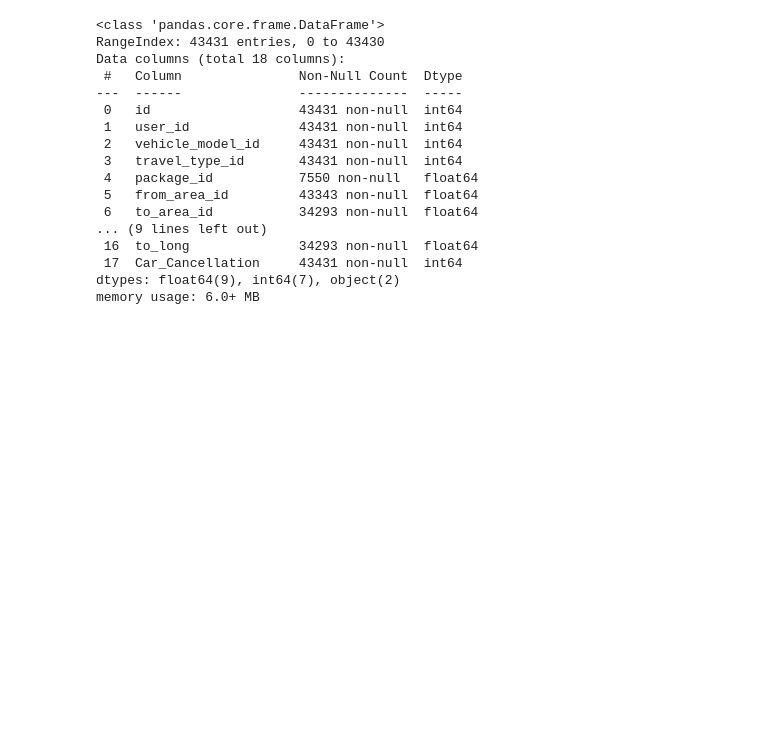
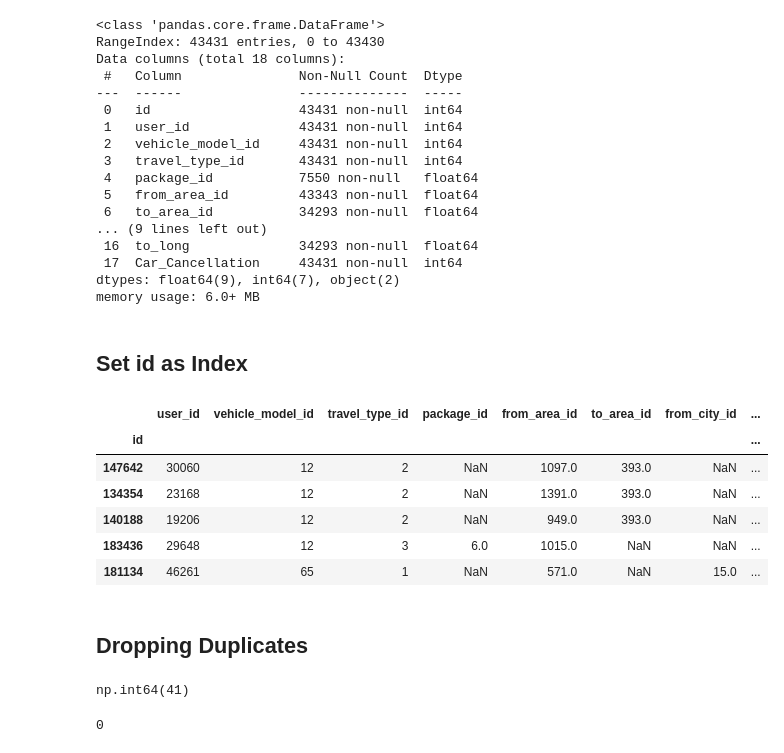
Before and after one commit to sudhirjangra/your_cab_data_analysis, a Jupyter notebook: your_cabs_data_analysis.ipynb, the cells around one changed output. Cells and saved outputs as stored; diff of their text form; code cells hidden in the pictures; blank space fills up the shorter version.

```diff
--- a/your_cabs_data_analysis.ipynb
+++ b/your_cabs_data_analysis.ipynb
@@ -111,3 +111,23 @@ Data columns (total 18 columns):
  17  Car_Cancellation     43431 non-null  int64
 dtypes: float64(9), int64(7), object(2)
 memory usage: 6.0+ MB
+# %% [markdown]
+## Set id as Index
+# %%
+df.set_index('id', inplace=True)
+# %%
+df.sample(5)
+# %% [output]
+|  | user_id | vehicle_model_id | travel_type_id | package_id | from_area_id | to_area_id | from_city_id | ... |
+| id |  |  |  |  |  |  |  | ... |
+| 147642 | 30060 | 12 | 2 | NaN | 1097.0 | 393.0 | NaN | ... |
+| 134354 | 23168 | 12 | 2 | NaN | 1391.0 | 393.0 | NaN | ... |
+| 140188 | 19206 | 12 | 2 | NaN | 949.0 | 393.0 | NaN | ... |
+| 183436 | 29648 | 12 | 3 | 6.0 | 1015.0 | NaN | NaN | ... |
+| 181134 | 46261 | 65 | 1 | NaN | 571.0 | NaN | 15.0 | ... |
+# %% [markdown]
+## Dropping Duplicates
+# %%
+df.duplicated().sum()
+# %% [output]
+np.int64(41)
@@ -113,0 +136,4 @@ memory usage: 6.0+ MB
+# %%
+print(df.duplicated().sum())
+# %% [output]
+0
```
Also changed, not shown: parts of 16 cells of this notebook.
